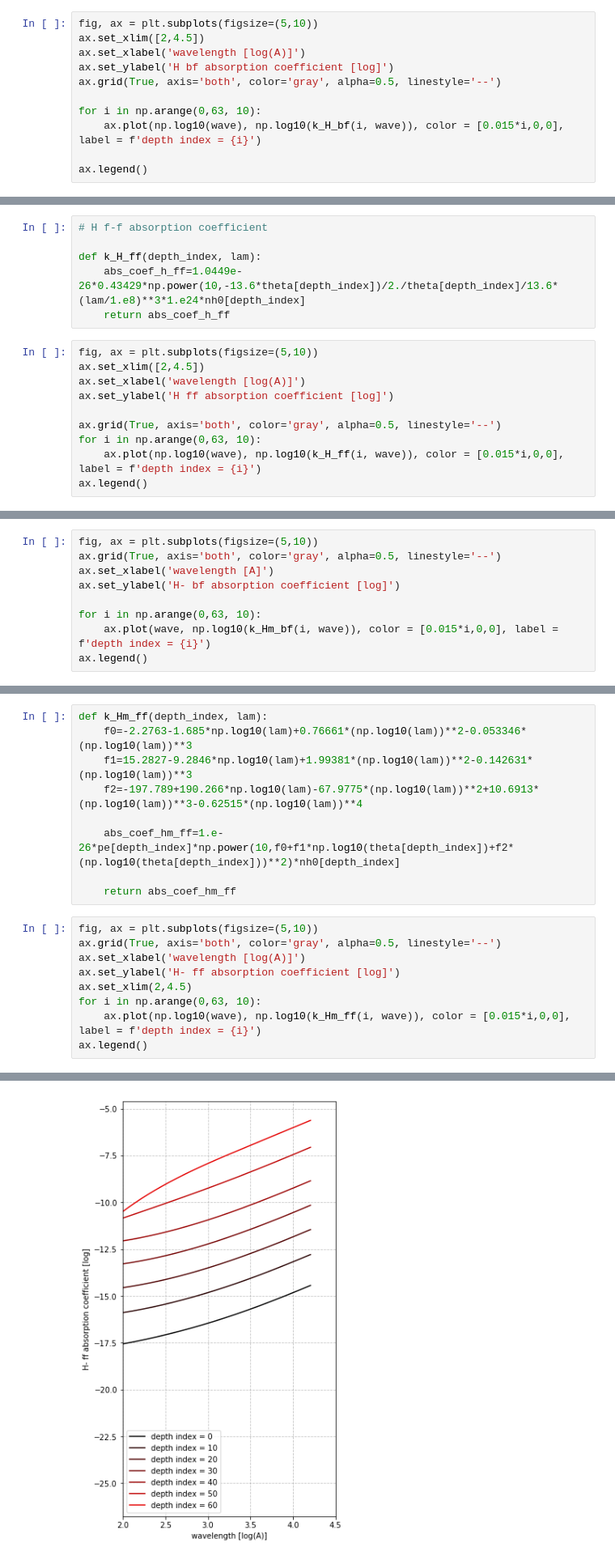
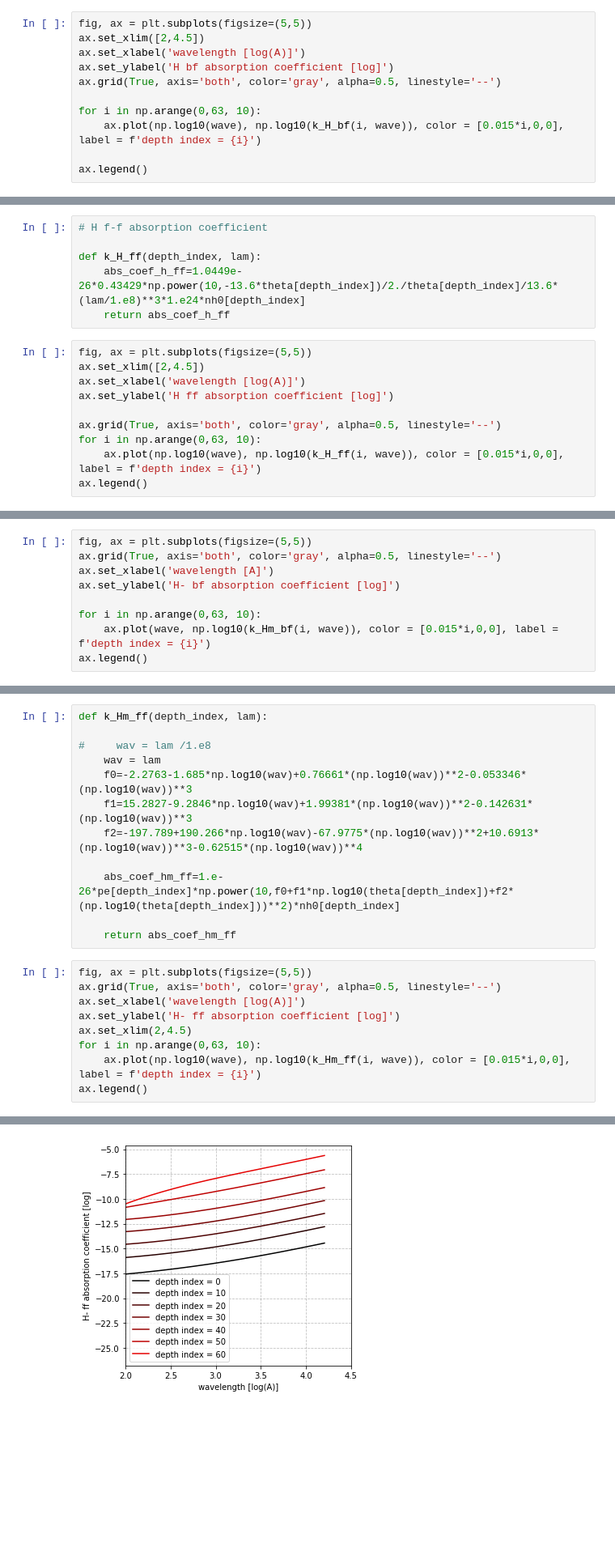
Before and after one commit to eunheeko/stellar_astrophysics, a Jupyter notebook: continuum_hw_ver.ipynb, the cells around one changed output, grey strips where cells are left out. Shown at 81% size. Cells and saved outputs as stored; diff of their text form; blank space fills up the shorter version.

```diff
--- a/continuum_hw_ver.ipynb
+++ b/continuum_hw_ver.ipynb
@@ -168,7 +156,7 @@ def k_H_bf(depth_index, lam):
 # %%
 wave = np.arange(1, 16000, 1)
 # %%
-fig, ax = plt.subplots(figsize=(5,10))
+fig, ax = plt.subplots(figsize=(5,5))
 ax.set_xlim([2,4.5])
 ax.set_xlabel('wavelength [log(A)]')
 ax.set_ylabel('H bf absorption coefficient [log]')
@@ -190,7 +178,7 @@ def k_H_ff(depth_index, lam):
     abs_coef_h_ff=1.0449e-26*0.43429*np.power(10,-13.6*theta[depth_index])/2./theta[depth_index]/13.6*(lam/1.e8)**3*1.e24*nh0[depth_index]
     return abs_coef_h_ff
 # %%
-fig, ax = plt.subplots(figsize=(5,10))
+fig, ax = plt.subplots(figsize=(5,5))
 ax.set_xlim([2,4.5])
 ax.set_xlabel('wavelength [log(A)]')
 ax.set_ylabel('H ff absorption coefficient [log]')
@@ -224,7 +212,7 @@ def k_Hm_bf(depth_index, lam):
 
     return abs_coef_hm_bf
 # %%
-fig, ax = plt.subplots(figsize=(5,10))
+fig, ax = plt.subplots(figsize=(5,5))
 ax.grid(True, axis='both', color='gray', alpha=0.5, linestyle='--')
 ax.set_xlabel('wavelength [A]')
 ax.set_ylabel('H- bf absorption coefficient [log]')
@@ -240,22 +228,25 @@ ax.legend()
 # %%
 def k_Hm_ff(depth_index, lam):
-    f0=-2.2763-1.685*np.log10(lam)+0.76661*(np.log10(lam))**2-0.053346*(np.log10(lam))**3
-    f1=15.2827-9.2846*np.log10(lam)+1.99381*(np.log10(lam))**2-0.142631*(np.log10(lam))**3
-    f2=-197.789+190.266*np.log10(lam)-67.9775*(np.log10(lam))**2+10.6913*(np.log10(lam))**3-0.62515*(np.log10(lam))**4
+
+#     wav = lam /1.e8
+    wav = lam
+    f0=-2.2763-1.685*np.log10(wav)+0.76661*(np.log10(wav))**2-0.053346*(np.log10(wav))**3
+    f1=15.2827-9.2846*np.log10(wav)+1.99381*(np.log10(wav))**2-0.142631*(np.log10(wav))**3
+    f2=-197.789+190.266*np.log10(wav)-67.9775*(np.log10(wav))**2+10.6913*(np.log10(wav))**3-0.62515*(np.log10(wav))**4
 
     abs_coef_hm_ff=1.e-26*pe[depth_index]*np.power(10,f0+f1*np.log10(theta[depth_index])+f2*(np.log10(theta[depth_index]))**2)*nh0[depth_index]
 
     return abs_coef_hm_ff
 # %%
-fig, ax = plt.subplots(figsize=(5,10))
+fig, ax = plt.subplots(figsize=(5,5))
 ax.grid(True, axis='both', color='gray', alpha=0.5, linestyle='--')
 ax.set_xlabel('wavelength [log(A)]')
 ax.set_ylabel('H- ff absorption coefficient [log]')
 ax.set_xlim(2,4.5)
 for i in np.arange(0,63, 10):
     ax.plot(np.log10(wave), np.log10(k_Hm_ff(i, wave)), color = [0.015*i,0,0], label = f'depth index = {i}')
 ax.legend()
 # %% [output]
 <matplotlib.legend.Legend at 0x...>
-[figure, old version]
+[figure, new version]
 # %% [markdown]
```
Also changed, not shown: parts of 59 cells of this notebook.
